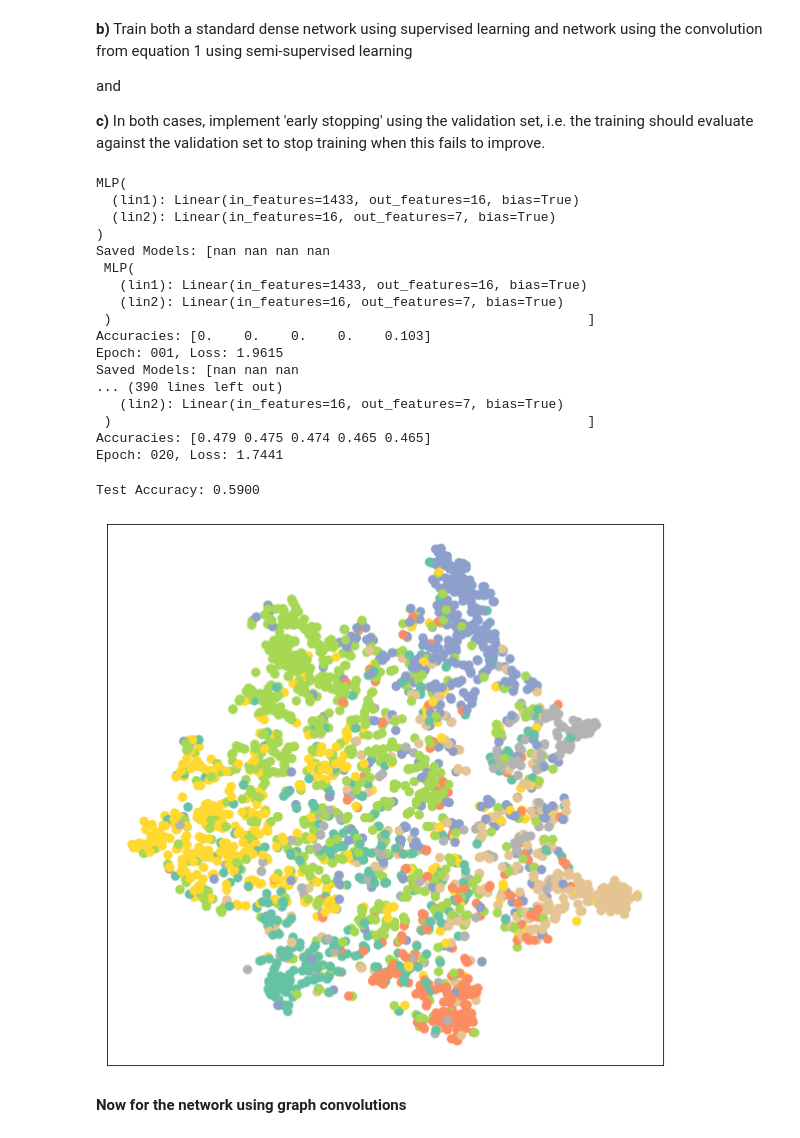
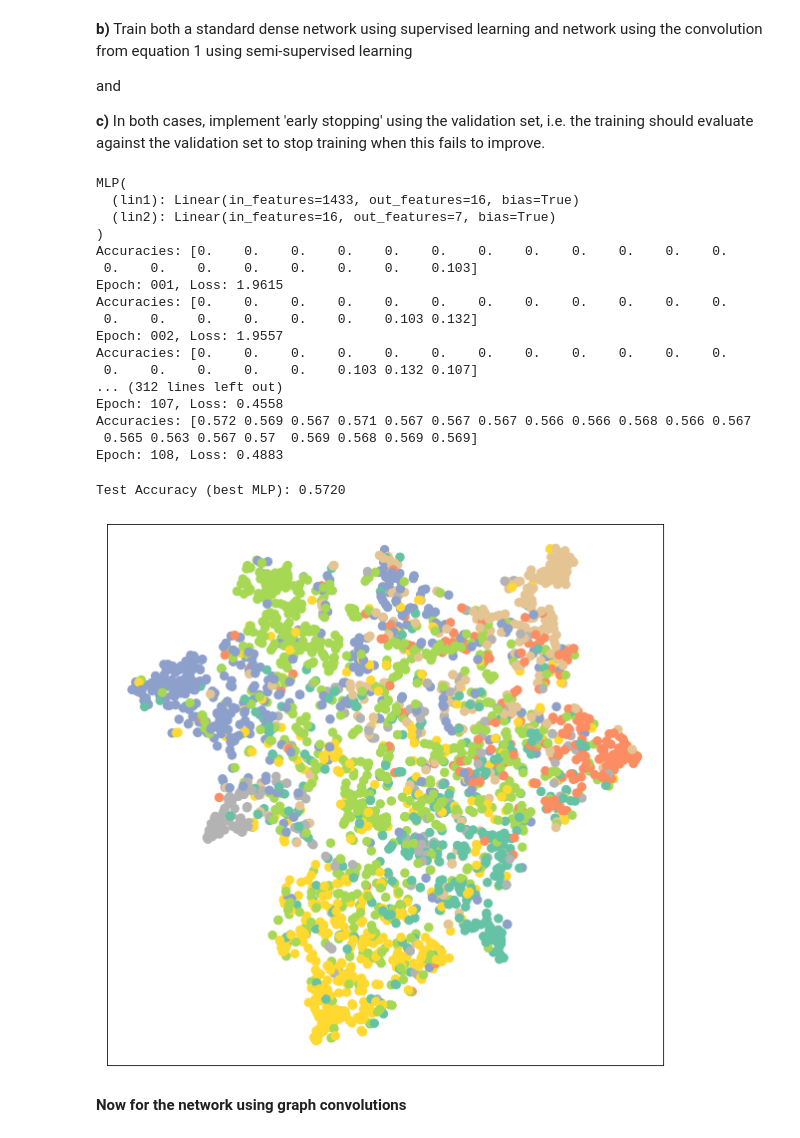
Before and after one commit to AxelEiman/AdvancedNN, a Jupyter notebook: GraphNN.ipynb, the cells around one changed output. Cells and saved outputs as stored; diff of their text form; code cells hidden in the pictures.

```diff
--- a/GraphNN.ipynb
+++ b/GraphNN.ipynb
@@ -109,16 +109,16 @@ def mlp_train():
       optimizer.step()  # Update parameters based on gradients.
       return loss
 
-def mlp_test():
-      mlp_model.eval()
-      out = mlp_model(data.x)
+def mlp_test(model):
+      model.eval()
+      out = model(data.x)
       pred = out.argmax(dim=1)  # Use the class with highest probability.
       test_correct = pred[data.test_mask] == data.y[data.test_mask]  # Check against ground-truth labels.
       test_acc = int(test_correct.sum()) / int(data.test_mask.sum())  # Derive ratio of correct predictions.
       return test_acc
 
 def mlp_validate(saved_models, accuracies):
-    test_acc = mlp_test()
+    test_acc = mlp_test(mlp_model)
     accuracies = np.append(accuracies[1:], test_acc)
 
     model_copy = copy.deepcopy(mlp_model)
@@ -128,48 +128,50 @@ def mlp_validate(saved_models, accuracies):
 
 
 # TODO implement early stopping
-patience = 5
+patience = 20
 s_accuracies = np.zeros(patience)
 s_models = np.empty(patience)
 s_models[:] = np.NaN
 
-for epoch in range(1, 21):
+for epoch in range(1, 201):
     loss = mlp_train()
     s_models, s_accuracies = mlp_validate(s_models, s_accuracies)
-    # Starta och stoppa någonting
-    print(f'Saved Models: {s_models}')
+    #print(f'Saved Models: {s_models}')
     print(f'Accuracies: {s_accuracies}')
     print(f'Epoch: {epoch:03d}, Loss: {loss:.4f}')
+    if s_accuracies[0] == np.max(s_accuracies):
+        best_mlp = s_models[0]
+        break
 # %% [output]
 MLP(
   (lin1): Linear(in_features=1433, out_features=16, bias=True)
   (lin2): Linear(in_features=16, out_features=7, bias=True)
 )
-Saved Models: [nan nan nan nan
- MLP(
-   (lin1): Linear(in_features=1433, out_features=16, bias=True)
-   (lin2): Linear(in_features=16, out_features=7, bias=True)
- )                                                             ]
-Accuracies: [0.    0.    0.    0.    0.103]
+Accuracies: [0.    0.    0.    0.    0.    0.    0.    0.    0.    0.    0.    0.
+ 0.    0.    0.    0.    0.    0.    0.    0.103]
 Epoch: 001, Loss: 1.9615
-Saved Models: [nan nan nan
-... (390 lines left out)
-   (lin2): Linear(in_features=16, out_features=7, bias=True)
- )                                                             ]
-Accuracies: [0.479 0.475 0.474 0.465 0.465]
-Epoch: 020, Loss: 1.7441
+Accuracies: [0.    0.    0.    0.    0.    0.    0.    0.    0.    0.    0.    0.
+ 0.    0.    0.    0.    0.    0.    0.103 0.132]
+Epoch: 002, Loss: 1.9557
+Accuracies: [0.    0.    0.    0.    0.    0.    0.    0.    0.    0.    0.    0.
+ 0.    0.    0.    0.    0.    0.103 0.132 0.107]
+... (312 lines left out)
+Epoch: 107, Loss: 0.4558
+Accuracies: [0.572 0.569 0.567 0.571 0.567 0.567 0.567 0.566 0.566 0.568 0.566 0.567
+ 0.565 0.563 0.567 0.57  0.569 0.568 0.569 0.569]
+Epoch: 108, Loss: 0.4883
 # %%
-test_acc = mlp_test()
-print(f'Test Accuracy: {test_acc:.4f}')
+test_acc = mlp_test(best_mlp)
+print(f'Test Accuracy (best MLP): {test_acc:.4f}')
 # %% [output]
-Test Accuracy: 0.5900
+Test Accuracy (best MLP): 0.5720
 # %%
-mlp_model.eval()
+best_mlp.eval()
 
-out = mlp_model(data.x)#, data.edge_index - Only nodes?
+out = best_mlp(data.x)#, data.edge_index - Only nodes?
 visualize(out, color=data.y)
 # %% [output]
-[figure, old version]
+[figure, new version]
 # %% [markdown]
  **Now for the network using graph convolutions**
 # %%
```
Also changed, not shown: parts of 3 cells of this notebook.
